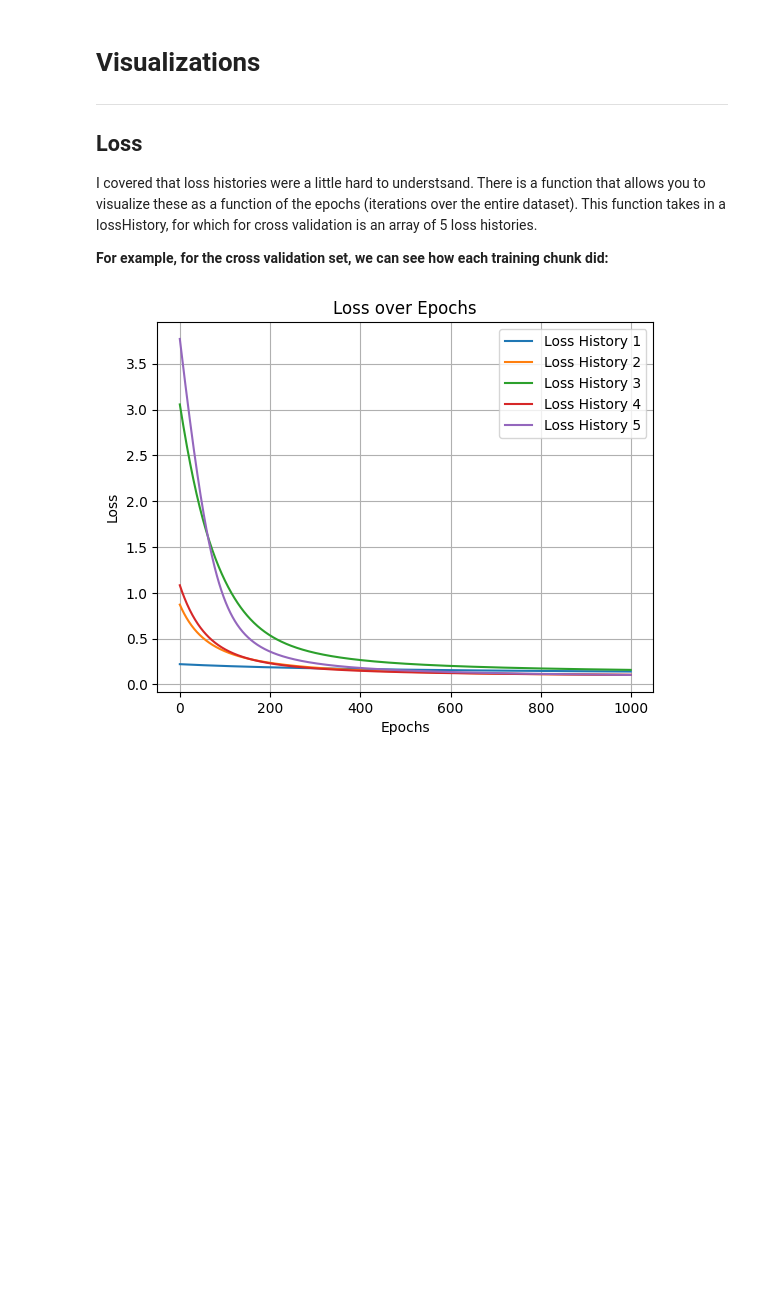
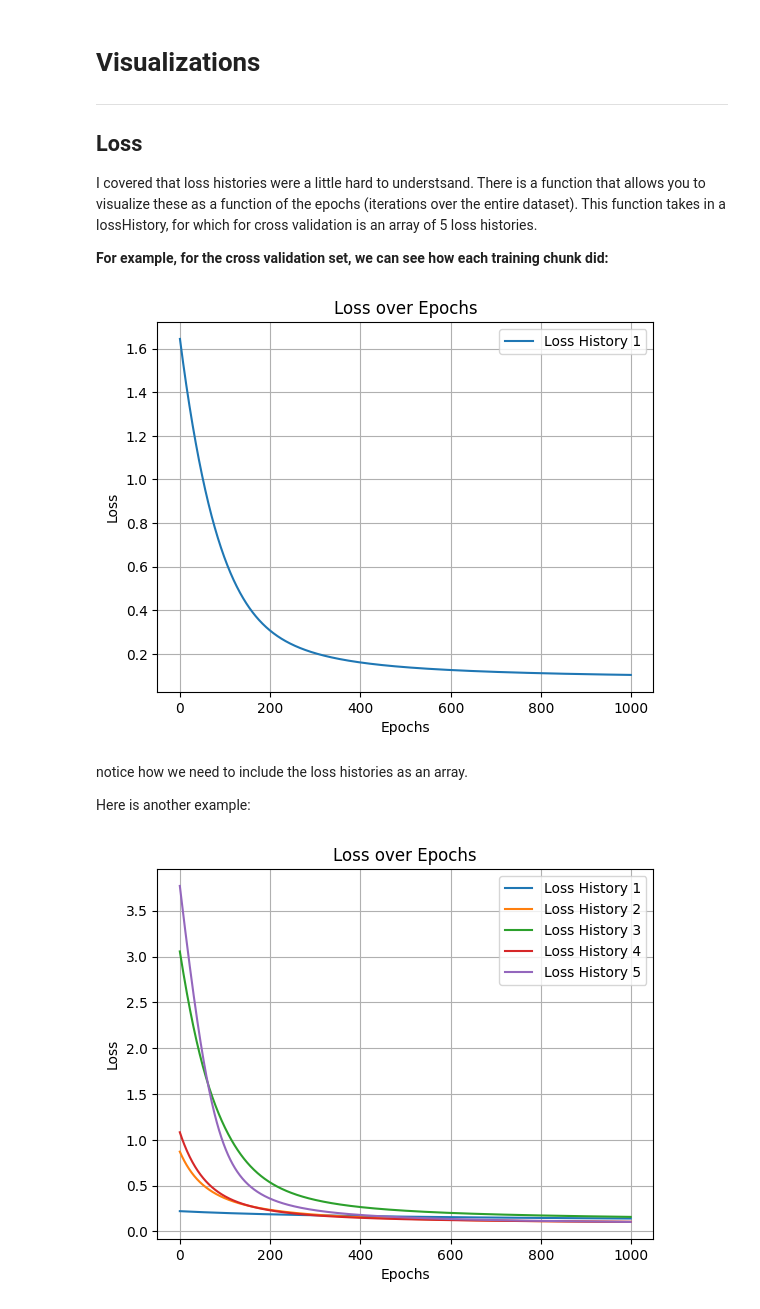
Before and after one commit to PatrickErickson4/LogisticRegression, a Jupyter notebook: tutorial.ipynb, the cells around one changed output. Drawn from its saved outputs; the diff is of its cells as text; code cells hidden in the pictures; blank space fills up the shorter version.

```diff
--- a/tutorial.ipynb
+++ b/tutorial.ipynb
@@ -177,6 +177,14 @@ model4, _ = LogisticRegression.fit(trainingSet, trainingLabels) # minimum args.
 I covered that loss histories were a little hard to understsand. There is a function that allows you to visualize these as a function of the epochs (iterations over the entire dataset). This function takes in a lossHistory, for which for cross validation is an array of 5 loss histories.
 
 **For example, for the cross validation set, we can see how each training chunk did:**
+# %%
+LogisticRegression.displayLossOverEpochs([lossHistory1])
+# %% [output]
+[figure, added]
+# %% [markdown]
+notice how we need to include the loss histories as an array.
+
+Here is another example:
 # %%
 # You can use loss histories to plot loss over epochs graphs
 # NOTE: Only up to 10 loss histories at a time
```
Also changed, not shown: parts of 1 cell of this notebook, 2 other files.
